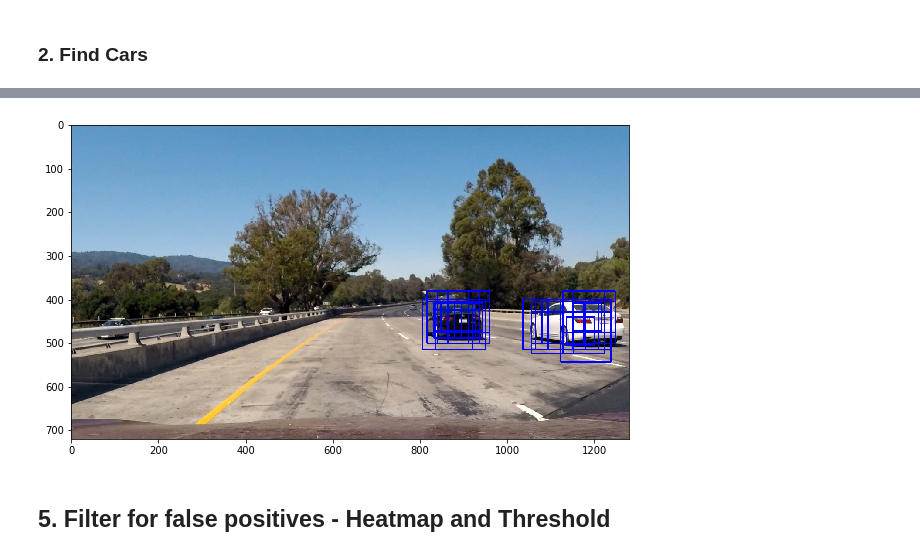
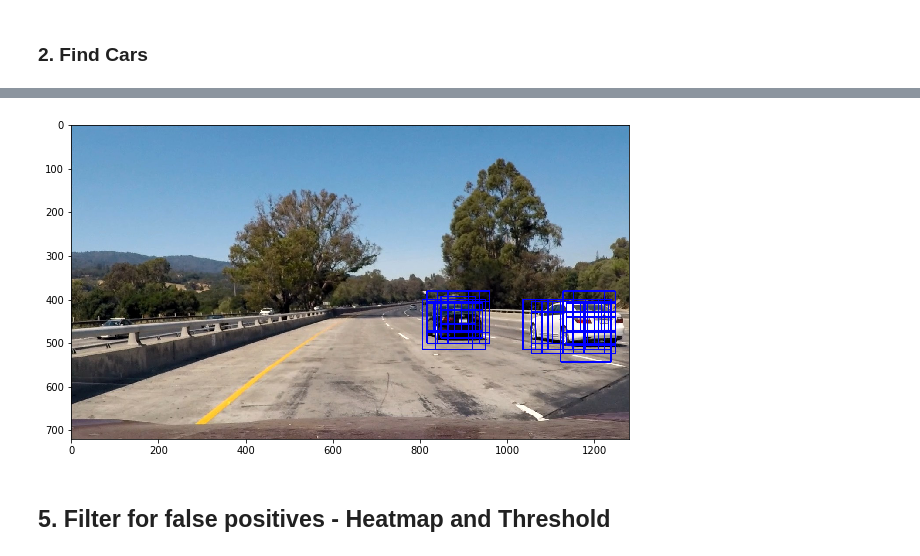
Before and after one commit to kaiulrich/kulrich_CarND-Vehicle-Detection, a Jupyter notebook: Vehicle_Detection v2 .ipynb, the cells around one changed output, grey strips where cells are left out. Saved outputs shown, nothing was run; the diff lists cells and outputs as text; code cells hidden in the pictures.

```diff
--- a/Vehicle_Detection v2 .ipynb
+++ b/Vehicle_Detection v2 .ipynb
@@ -199,13 +199,7 @@ def extract_features(imgs, color_space='RGB', spatial_size=(32, 32),
         image = mpimg.imread(file)
         # apply color conversion if other than 'RGB'
         if color_space != 'RGB':
-            if color_space == 'HSV':
-                feature_image = cv2.cvtColor(image, cv2.COLOR_RGB2HSV)
-            elif color_space == 'LUV':
-                feature_image = cv2.cvtColor(image, cv2.COLOR_RGB2LUV)
-            elif color_space == 'HLS':
-                feature_image = cv2.cvtColor(image, cv2.COLOR_RGB2HLS)
-            elif color_space == 'YUV':
+            if color_space == 'YUV':
                 feature_image = cv2.cvtColor(image, cv2.COLOR_RGB2YUV)
             elif color_space == 'YCrCb':
                 feature_image = cv2.cvtColor(image, cv2.COLOR_RGB2YCrCb)
@@ -312,7 +306,7 @@ Feature vector length: 2544
 # %% [markdown]
 ### 2. Training a SVC
 # %%
-TRAINING = 'GRID_SEARCH_CV' # LINEAR, LINEAR_C5, GRID_SEARCH_CV, RANDOM_SEARCH_CV
+TRAINING = 'LINEAR' # LINEAR, LINEAR_C5, GRID_SEARCH_CV, RANDOM_SEARCH_CV
 
 print('Start training')
 t=time.time()
@@ -399,16 +363,14 @@ For these 10 labels:  [ 1.  1.  0.  1.  1.  0.  1.  0.  0.  0.]
 # %%
-def convert_color(img, conv='RGB2YCrCb'):
-    if conv == 'RGB2YCrCb':
+def convert_color(img, conv='YCrCb'):
+    if conv == 'YCrCb':
         return cv2.cvtColor(img, cv2.COLOR_RGB2YCrCb)
-    if conv == 'BGR2YCrCb':
-        return cv2.cvtColor(img, cv2.COLOR_BGR2YCrCb)
-    if conv == 'RGB2LUV':
-        return cv2.cvtColor(img, cv2.COLOR_RGB2LUV)
+    if conv == 'YUV':
+        return cv2.cvtColor(img, cv2.COLOR_RGB2YUV)
 # %% [markdown]
 ## 4. Sliding Window
 # %%
 # Define a single function that can extract features using hog sub-sampling and make predictions
-def find_cars(img, ystart, ystop, scale, svc, X_scaler, orient, pix_per_cell, cell_per_block, spatial_size, hist_bins, show_all_rectangles=False):
+def find_cars(img, ystart, ystop, scale, svc, X_scaler, orient, pix_per_cell, cell_per_block, spatial_size, hist_bins, conv='YCrCb', show_all_rectangles=False):
     # array of rectangles where cars were detected
     rectangles = []
 
@@ -416,7 +378,7 @@ def find_cars(img, ystart, ystop, scale, svc, X_scaler, orient, pix_per_cell, ce
     img = img.astype(np.float32)/255
 
     img_tosearch = img[ystart:ystop,:,:]
-    ctrans_tosearch = convert_color(img_tosearch, conv='RGB2YCrCb')
+    ctrans_tosearch = convert_color(img_tosearch, conv=conv)
     if scale != 1:
         imshape = ctrans_tosearch.shape
         ctrans_tosearch = cv2.resize(ctrans_tosearch, (np.int(imshape[1]/scale), np.int(imshape[0]/scale)))
@@ -559,17 +521,17 @@ plt.savefig(output_dir + 'draw_boxes.png', bbox_inches='tight')
 # %%
 rects = []
 
 for (ystart, ystop, scale) in search_area:
-    rects.append(find_cars(test_img, ystart, ystop, scale, svc, X_scaler, orient, pix_per_cell, cell_per_block, spatial_size, hist_bins, show_all_rectangles=False))
+    rects.append(find_cars(test_img, ystart, ystop, scale, svc, X_scaler, orient, pix_per_cell, cell_per_block, spatial_size, hist_bins, conv=color_space, show_all_rectangles=False))
 
 rectangles = [item for sublist in rects for item in sublist]
 test_img_rects = draw_boxes(test_img, rectangles, thick=2)
 plt.figure(figsize=(10,10))
 plt.imshow(test_img_rects)
 
 plt.savefig(output_dir + 'image_labeled.png', bbox_inches='tight')
 # %% [output]
-[figure, old version]
+[figure, new version]
 # %% [markdown]
 ## 5.  Filter for false positives - Heatmap and Threshold
 # %% [markdown]
```
Also changed, not shown: parts of 20 cells of this notebook, 13 other files.
